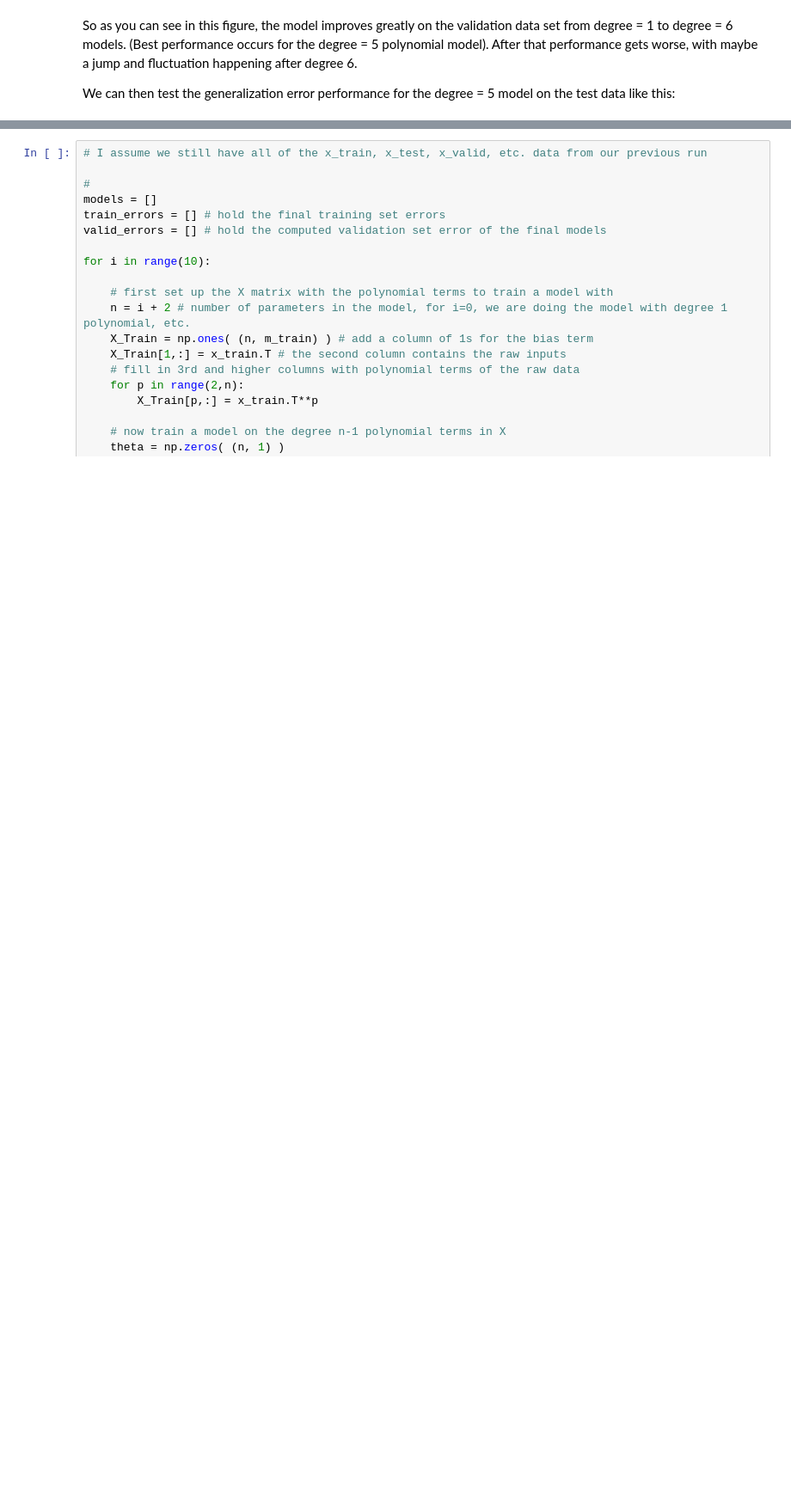
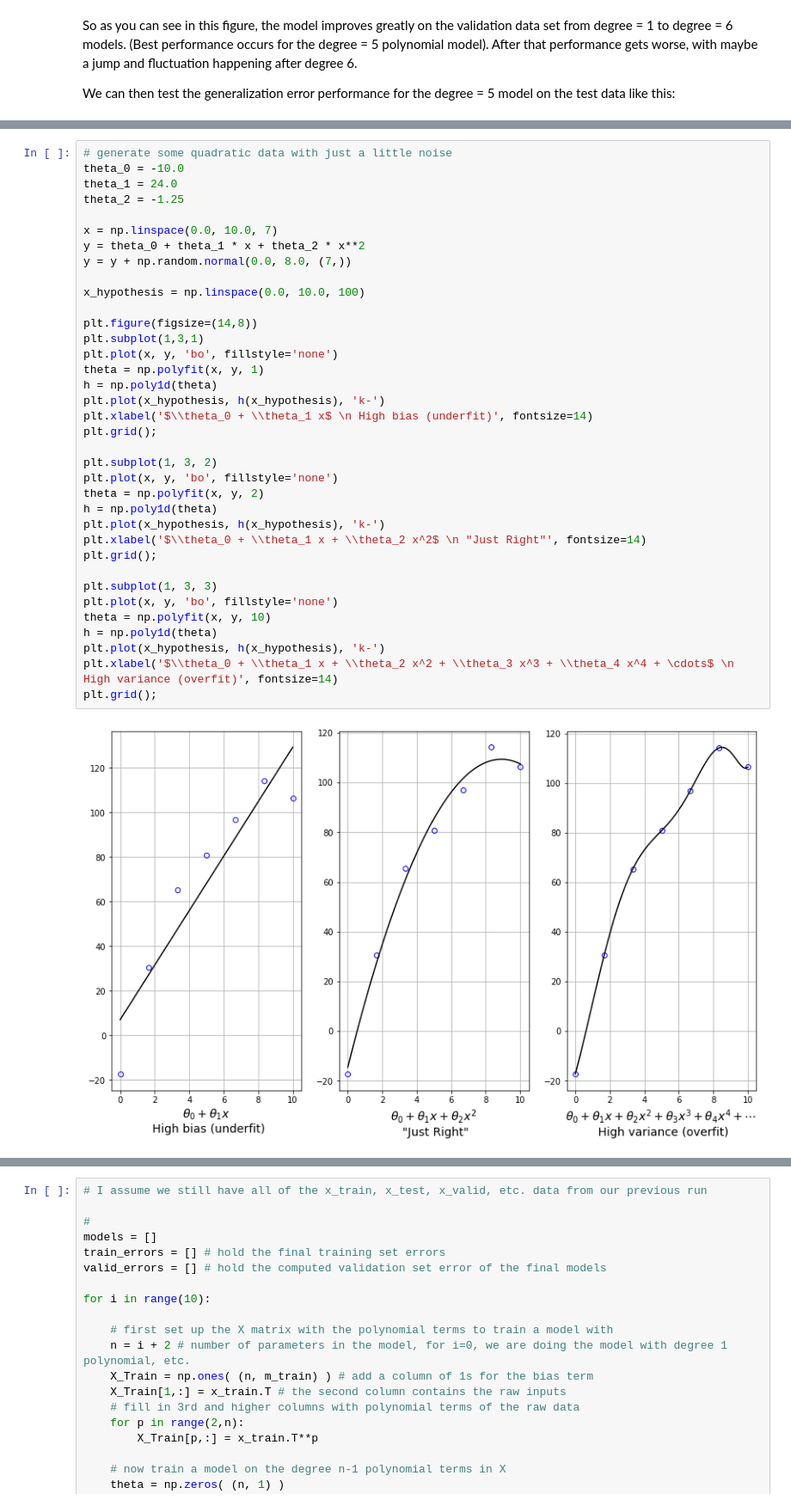
Before and after one commit to tgrasty/CSCI574-Machine-Learning, a Jupyter notebook: lectures/Lecture-10a-Advice-for-Applying-Machine-Learning.ipynb, the cells around one changed output, grey strips where cells are left out. Shown at 86% size. Saved outputs shown, nothing was run; the diff lists cells and outputs as text; blank space fills up the shorter version.

Commit message:
Add more example/discussion of bias/variance

```diff
--- a/lectures/Lecture-10a-Advice-for-Applying-Machine-Learning.ipynb
+++ b/lectures/Lecture-10a-Advice-for-Applying-Machine-Learning.ipynb
@@ -584,0 +583,38 @@ cost we get after training on the training data from our cost function.
+# %%
+# generate some quadratic data with just a little noise
+theta_0 = -10.0
+theta_1 = 24.0
+theta_2 = -1.25
+
+x = np.linspace(0.0, 10.0, 7)
+y = theta_0 + theta_1 * x + theta_2 * x**2
+y = y + np.random.normal(0.0, 8.0, (7,))
+
+x_hypothesis = np.linspace(0.0, 10.0, 100)
+
+plt.figure(figsize=(14,8))
+plt.subplot(1,3,1)
+plt.plot(x, y, 'bo', fillstyle='none')
+theta = np.polyfit(x, y, 1)
+h = np.poly1d(theta)
+plt.plot(x_hypothesis, h(x_hypothesis), 'k-')
+plt.xlabel('$\\theta_0 + \\theta_1 x$ \n High bias (underfit)', fontsize=14)
+plt.grid();
+
+plt.subplot(1, 3, 2)
+plt.plot(x, y, 'bo', fillstyle='none')
+theta = np.polyfit(x, y, 2)
+h = np.poly1d(theta)
+plt.plot(x_hypothesis, h(x_hypothesis), 'k-')
+plt.xlabel('$\\theta_0 + \\theta_1 x + \\theta_2 x^2$ \n "Just Right"', fontsize=14)
+plt.grid();
+
+plt.subplot(1, 3, 3)
+plt.plot(x, y, 'bo', fillstyle='none')
+theta = np.polyfit(x, y, 10)
+h = np.poly1d(theta)
+plt.plot(x_hypothesis, h(x_hypothesis), 'k-')
+plt.xlabel('$\\theta_0 + \\theta_1 x + \\theta_2 x^2 + \\theta_3 x^3 + \\theta_4 x^4 + \cdots$ \n High variance (overfit)', fontsize=14)
+plt.grid();
+# %% [output]
+[figure, added]
```
Also changed, not shown: parts of 8 cells of this notebook.
